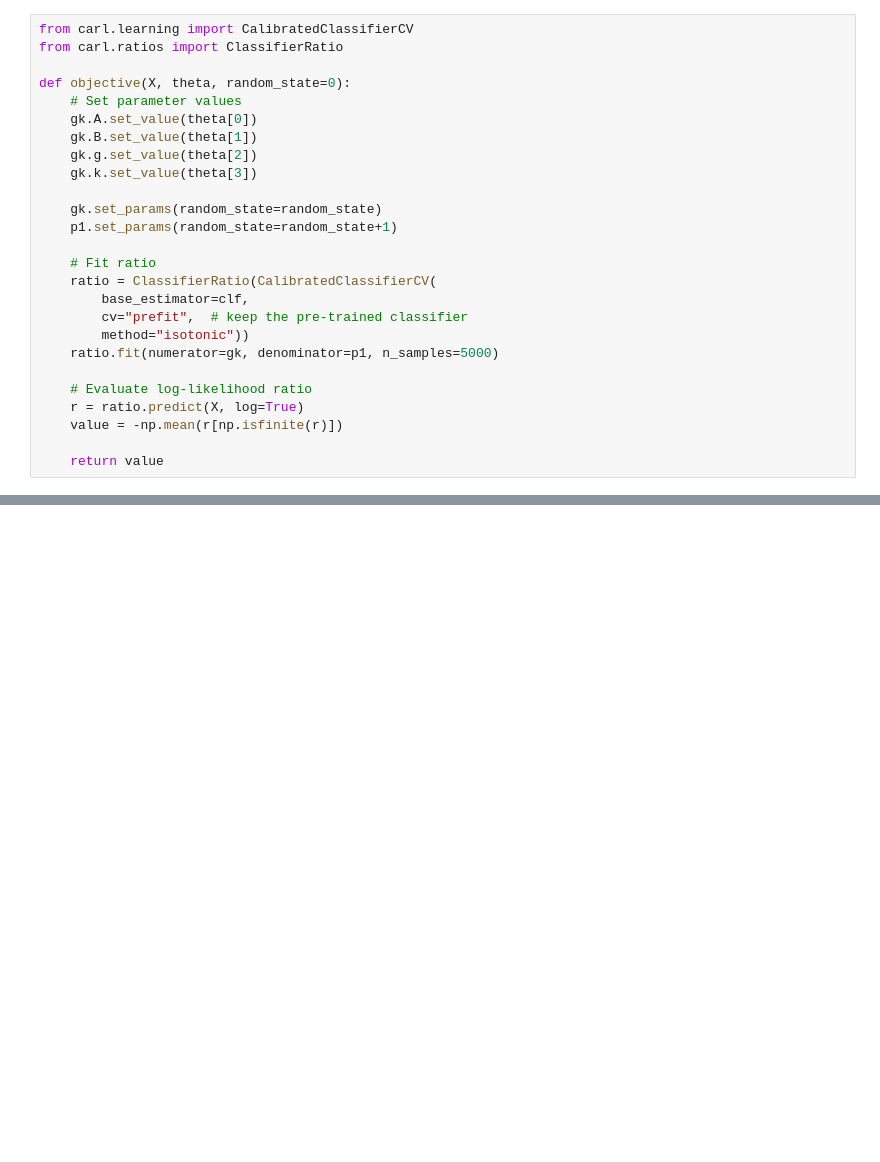
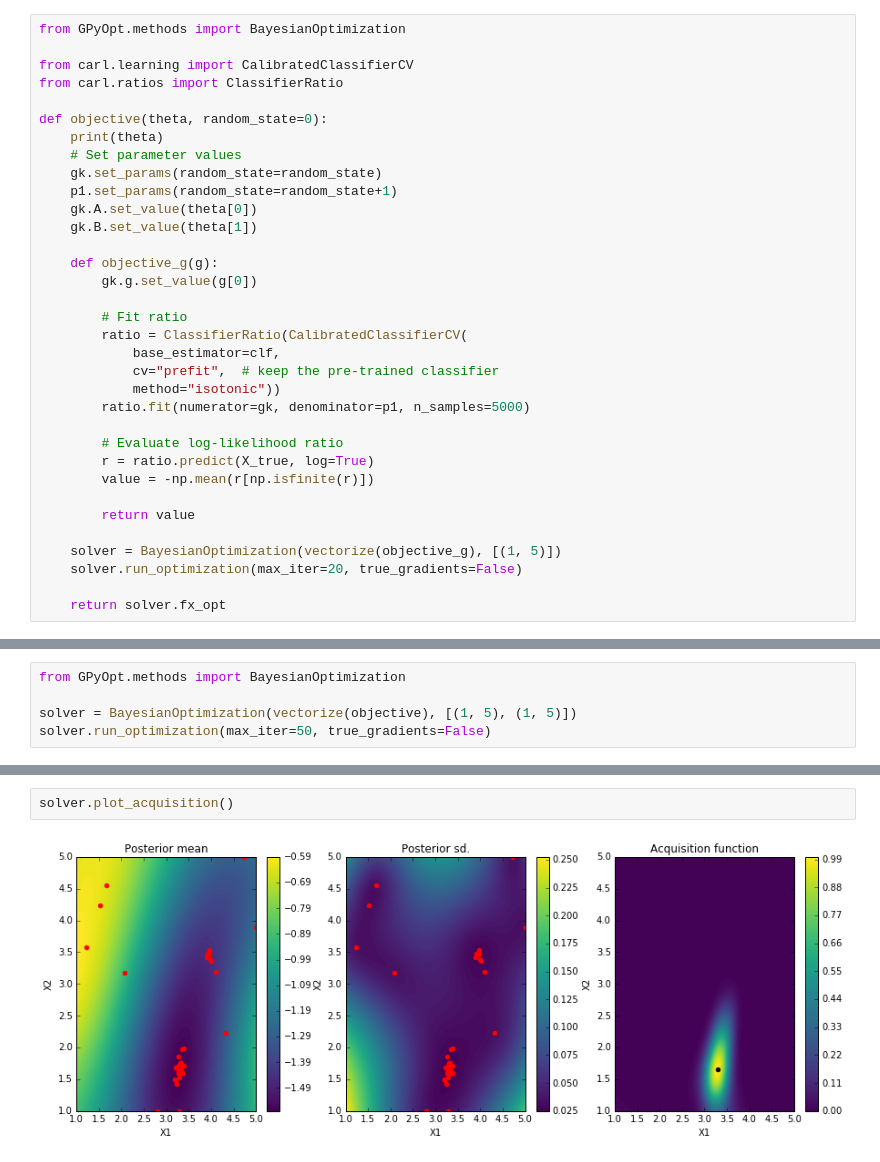
Before and after one commit to diana-hep/carl, a Jupyter notebook: examples/Benchmark -- g-and-k distributions.ipynb, the cells around one changed output, grey strips where cells are left out. Drawn from its saved outputs; the diff is of its cells as text; blank space fills up the shorter version.

```diff
--- a/examples/Benchmark -- g-and-k distributions.ipynb
+++ b/examples/Benchmark -- g-and-k distributions.ipynb
@@ -35,27 +52,35 @@ clf = ParameterizedClassifier(
 clf.fit(X, y)
 # %%
+from GPyOpt.methods import BayesianOptimization
+
 from carl.learning import CalibratedClassifierCV
 from carl.ratios import ClassifierRatio
 
-def objective(X, theta, random_state=0):
+def objective(theta, random_state=0):
+    print(theta)
     # Set parameter values
+    gk.set_params(random_state=random_state)
+    p1.set_params(random_state=random_state+1)
     gk.A.set_value(theta[0])
     gk.B.set_value(theta[1])
-    gk.g.set_value(theta[2])
-    gk.k.set_value(theta[3])
 
-    gk.set_params(random_state=random_state)
-    p1.set_params(random_state=random_state+1)
+    def objective_g(g):
+        gk.g.set_value(g[0])
 
-    # Fit ratio
-    ratio = ClassifierRatio(CalibratedClassifierCV(
-        base_estimator=clf,
-        cv="prefit",  # keep the pre-trained classifier
-        method="isotonic"))
-    ratio.fit(numerator=gk, denominator=p1, n_samples=5000)
+        # Fit ratio
+        ratio = ClassifierRatio(CalibratedClassifierCV(
+            base_estimator=clf,
+            cv="prefit",  # keep the pre-trained classifier
+            method="isotonic"))
+        ratio.fit(numerator=gk, denominator=p1, n_samples=5000)
 
-    # Evaluate log-likelihood ratio
-    r = ratio.predict(X, log=True)
-    value = -np.mean(r[np.isfinite(r)])
+        # Evaluate log-likelihood ratio
+        r = ratio.predict(X_true, log=True)
+        value = -np.mean(r[np.isfinite(r)])
 
-    return value
+        return value
+
+    solver = BayesianOptimization(vectorize(objective_g), [(1, 5)])
+    solver.run_optimization(max_iter=20, true_gradients=False)
+
+    return solver.fx_opt
@@ -86,0 +87,5 @@ plt.show()
+# %%
+from GPyOpt.methods import BayesianOptimization
+
+solver = BayesianOptimization(vectorize(objective), [(1, 5), (1, 5)])
+solver.run_optimization(max_iter=50, true_gradients=False)
@@ -86,0 +111,4 @@ plt.show()
+# %%
+solver.plot_acquisition()
+# %% [output]
+[figure, added]
```
Also changed, not shown: parts of 8 cells of this notebook, 1 other file.
